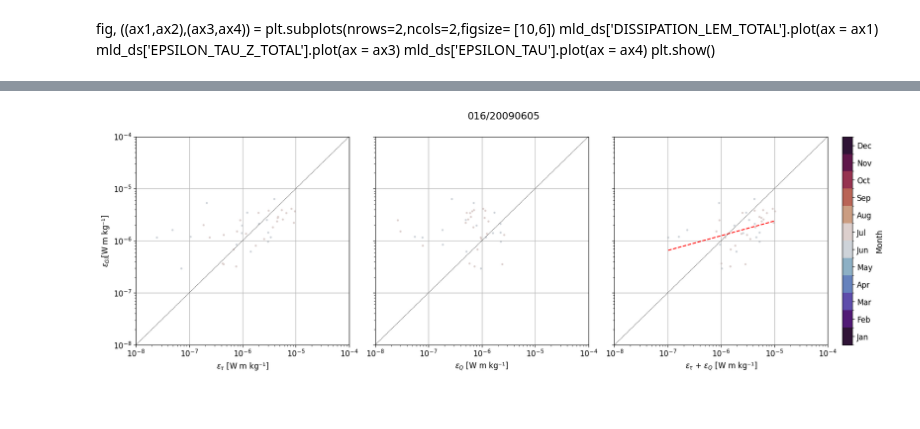
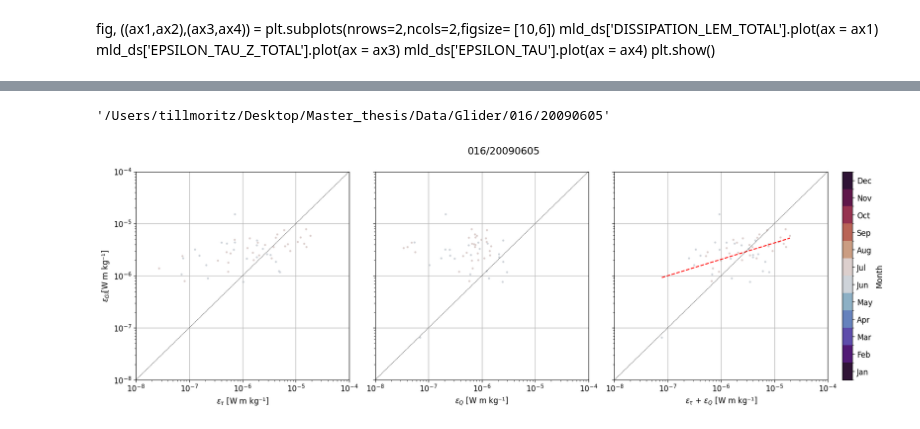
Before and after one commit to tillmrtz/dissipationSML, a Jupyter notebook: notebooks/dissipation_one_glider.ipynb, the cells around one changed output, grey strips where cells are left out. Drawn from its saved outputs; the diff is of its cells as text; code cells hidden in the pictures.

```diff
--- a/notebooks/dissipation_one_glider.ipynb
+++ b/notebooks/dissipation_one_glider.ipynb
@@ -392,6 +806,26 @@ plt.show()
+# %%
+data_path = selected_glider['path']
+end_profile = selected_glider['dives']
+destination_folder = "/Users/tillmoritz/Desktop/Master_thesis/Data/Glider"
+mission_path = destination_folder + '/' + selected_glider['glider'] + '/' + selected_glider['mission']
+# %%
+mission_path
+# %% [output]
+'/Users/tillmoritz/Desktop/Master_thesis/Data/Glider/016/20090605'
+# %%
+ds = xr.open_dataset(mission_path + '/all_data_OG1.nc')#
+#mld = tools.compute_mld(ds,'SIGMA_T',method = 'threshold', threshold=0.03, use_bins=True, binning = 5)
+mld = tools.compute_mld(ds,'SIGMA_1',method = 'CR', threshold=-2, use_bins=True, binning = 5)
+ds_binned = xr.open_dataset(mission_path + '/dissipation_binned.nc')
+mld_ds = xr.open_dataset(mission_path + '/dissipation_mld_CR.nc')
+# %%
+mld_ds['EPSILON_Q'] = mld_ds['EPSILON_Q'].where(mld_ds['EPSILON_Q'] > 0, np.nan)
+# %%
+mld_ds['EPSILON_SUM'] = mld_ds['EPSILON_TAU'] + mld_ds['EPSILON_Q']
 # %%
 importlib.reload(plotting)
-fig, ax = plotting.plot_dissipation_scatter(mld_ds, rolling_str="1d", color_by='TIME')
-fig.savefig(mission_path + '/dissipation_scatter.png', dpi=300, bbox_inches='tight')
+rolling_str = '1D'
+fig, ax = plotting.plot_dissipation_scatter(mld_ds, rolling_str=rolling_str, color_by='TIME')
+#fig.savefig(mission_path + '/dissipation_scatter.png', dpi=300, bbox_inches='tight')
 # %% [output]
-[figure, old version]
+[figure, new version]
```
Also changed, not shown: parts of 69 cells of this notebook, 10 other files.
